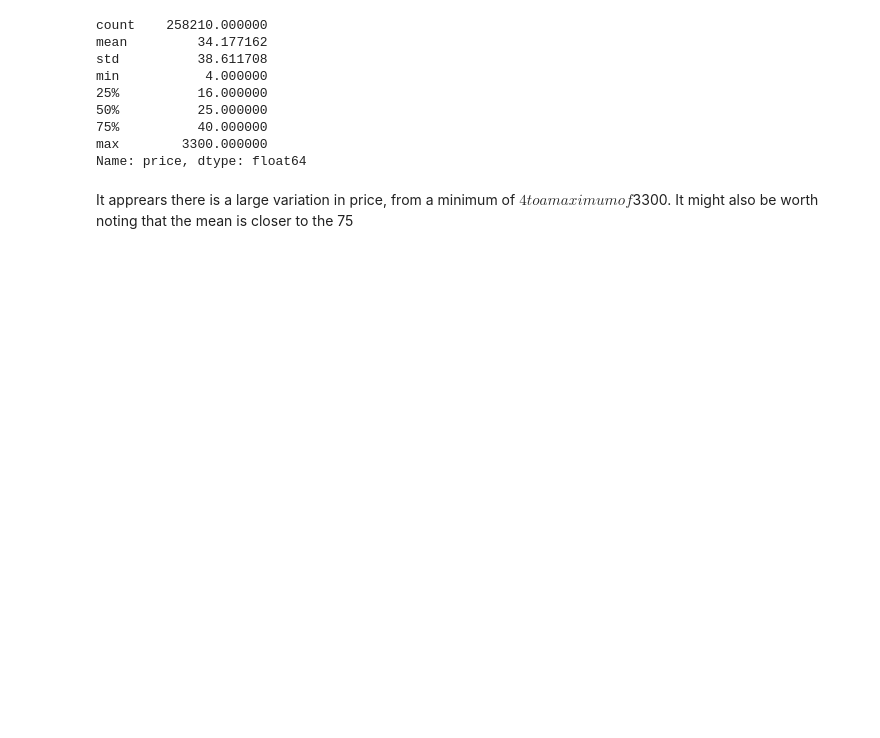
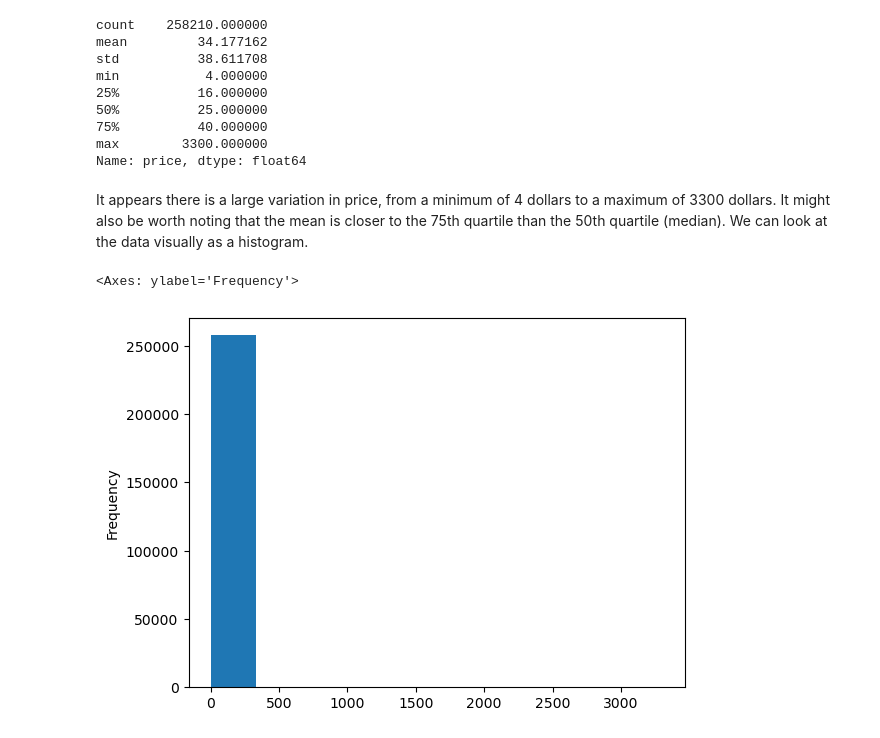
Before and after one commit to dancing-badger/Capstone-2, a Jupyter notebook: What Price for Wine.ipynb, the cells around one changed output. Saved outputs shown, nothing was run; the diff lists cells and outputs as text; code cells hidden in the pictures; blank space fills up the shorter version.

```diff
--- a/What Price for Wine.ipynb
+++ b/What Price for Wine.ipynb
@@ -151,4 +223,9 @@ min           4.000000
 max        3300.000000
 Name: price, dtype: float64
 # %% [markdown]
-It apprears there is a large variation in price, from a minimum of $4 to a maximum of $3300. It might also be worth noting that the mean is closer to the 75
+It appears there is a large variation in price, from a minimum of 4 dollars to a maximum of 3300 dollars. It might also be worth noting that the mean is closer to the 75th quartile than the 50th quartile (median). We can look at the data visually as a histogram.
+# %%
+df['price'].plot.hist()
+# %% [output]
+<Axes: ylabel='Frequency'>
+[figure, added]
```
Also changed, not shown: parts of 18 cells of this notebook, 2 other files.
